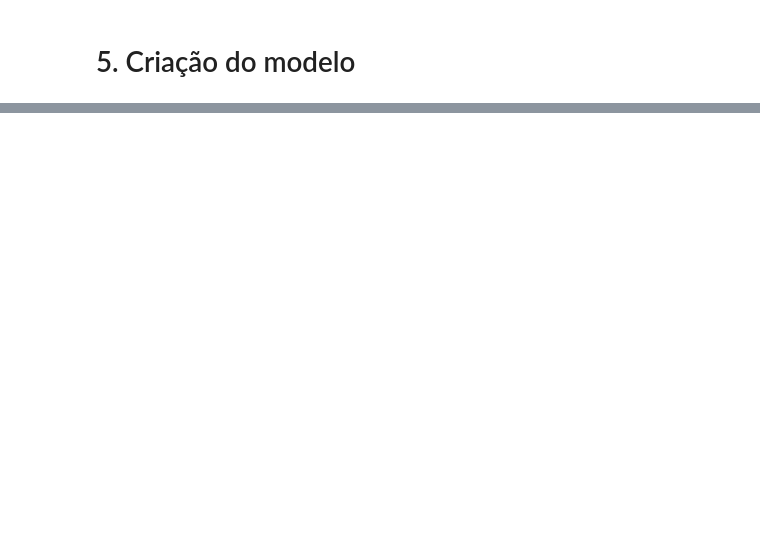
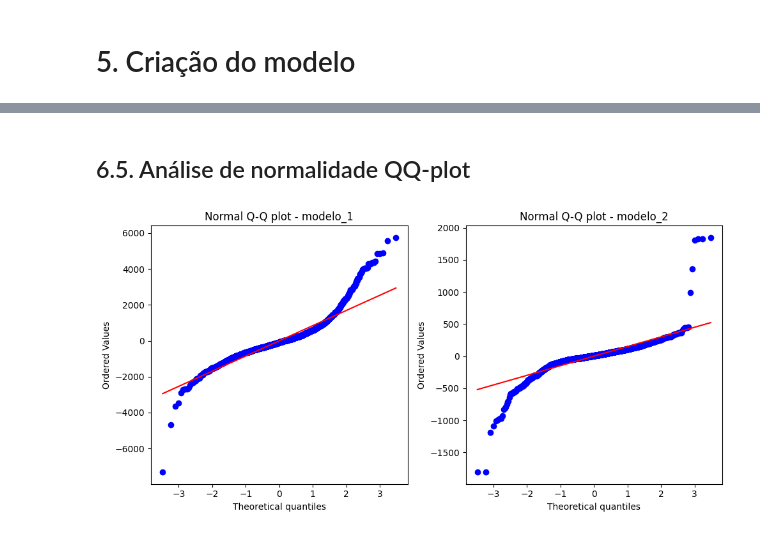
Before and after one commit to VitorFRodrigues/PUCMinas_DataScience, a Jupyter notebook: 03-Tec_Amostragem_Mod_regressao/Exercicios/TrabalhoFinal/TrabalhoFinal.ipynb, the cells around one changed output, grey strips where cells are left out. Cells and saved outputs as stored; diff of their text form; code cells hidden in the pictures; blank space fills up the shorter version.

```diff
--- a/03-Tec_Amostragem_Mod_regressao/Exercicios/TrabalhoFinal/TrabalhoFinal.ipynb
+++ b/03-Tec_Amostragem_Mod_regressao/Exercicios/TrabalhoFinal/TrabalhoFinal.ipynb
@@ -634,4 +184,0 @@ Como 'prog' será nossa variavel output, vamos move-la para o final do dataframe
-# %%
-last_column = dados.pop('prog')
-dados.insert(len(dados.columns), 'prog', last_column)
-dados.head()
@@ -1043,0 +231,14 @@ Dado os valores fornecidos, podemos interpretar as razões de chance para cada c
+# %%
+# Calcula os resíduos do modelo
+# Criação de uma lista de tuplas com os modelos e seus respectivos nomes
+modelos = [
+    ("modelo_1", modelo_1, dados[lista_selecionada_1]),
+    ("modelo_2", modelo_2, dados[lista_selecionada_2]),
+]
+
+for nome, modelo, col in modelos:
+    estatistica, p, f, fp = het_breuschpagan(modelo.resid, modelo.model.exog)
+    print(f'Estatísticas de teste para {nome}: {estatistica:.2e}')
+    print(f'p-valor: {p:.2e}')
+    print(f'f-valor: {fp:.2e}')
+    print(f'f_p-valor: {f:.2e}\n')
@@ -1043,0 +266,5 @@ Dado os valores fornecidos, podemos interpretar as razões de chance para cada c
+# %%
+for nome, modelo, col in modelos:
+    estatistica_shapiro,p_shapiro = stats.shapiro(modelo.resid)
+    print(f'Estatísticas de teste {nome}: {estatistica_shapiro:.2e}')
+    print(f'p-valor: {p_shapiro:.2e}\n')
@@ -1043,0 +286,13 @@ Dado os valores fornecidos, podemos interpretar as razões de chance para cada c
+# %% [markdown]
+## 6.5. Análise de normalidade QQ-plot
+# %%
+num_modelos = len(modelos)
+fig, axes = plt.subplots(1, num_modelos, figsize=(5 * num_modelos, 5))
+
+for ax, (nome, modelo, col) in zip(axes, modelos):
+    stats.probplot(modelo.resid,dist="norm", plot=ax)
+    ax.set_title(f"Normal Q-Q plot - {nome}")
+plt.tight_layout()
+plt.show()
+# %% [output]
+[figure, added]
```
Also changed, not shown: parts of 144 cells of this notebook.
